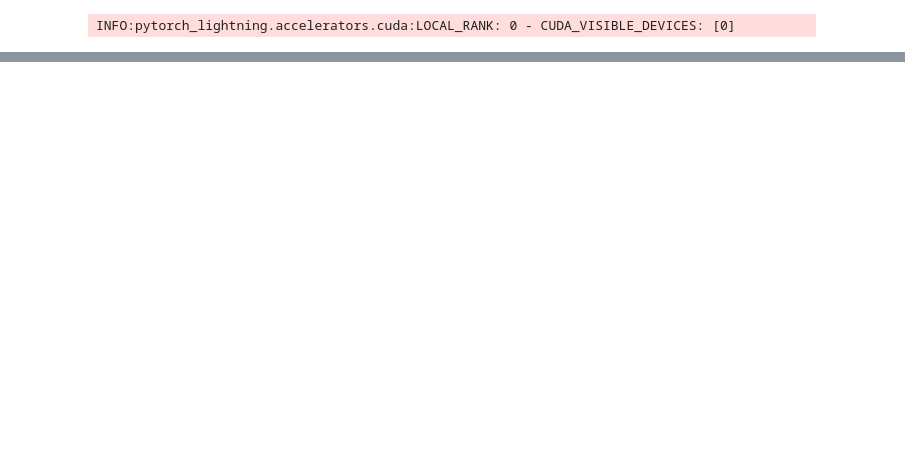
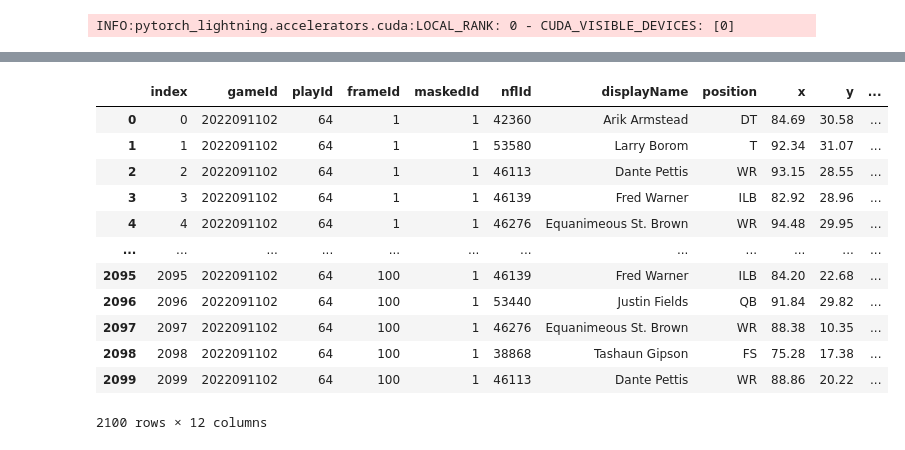
Before and after one commit to illydh/2025-nfl-bdb, a Jupyter notebook: notebooks/preliminary-notebooks/model.ipynb, the cells around one changed output, grey strips where cells are left out. Drawn from its saved outputs; the diff is of its cells as text; code cells hidden in the pictures; blank space fills up the shorter version.

```diff
--- a/notebooks/preliminary-notebooks/model.ipynb
+++ b/notebooks/preliminary-notebooks/model.ipynb
@@ -510,0 +618,29 @@ predicted_labels = df_test_ball_snap['predicted_labels'].values
+# %%
+# Show example play
+df_play = df_test[((df_test.playId == 64))]
+
+df_tracking_test = pd.read_parquet('./drive/My Drive/bdb-2025/prepped_data/split/test_features.parquet')
+df_tgt_test = pd.read_parquet('./drive/My Drive/bdb-2025/prepped_data/split/test_targets.parquet')
+
+df_example_play = df_tracking_test[((df_tracking_test.playId == 64) & (df_tracking_test.maskedId == 1))]
+df_example_tgt = df_tgt_test[((df_tgt_test.playId == 64) & (df_tgt_test.maskedId == 1))]
+
+df_example_play = df_example_play.merge(df_play[["gameId", "playId", "frameId"]], on=["gameId", "playId", "frameId"], how="left").reset_index()
+#df_example_tgt = df_example_tgt.merge(df_play[["gameId", "playId", "frameId", "pred_positions", "pred_x", "pred_y"]], on=["gameId", "playId", "frameId"], how="left").reset_index()
+df_example_play['isMasked'] = False
+df_example_play['isPredicted'] = False
+display(df_example_play)
+# %% [output]
+|  | index | gameId | playId | frameId | maskedId | nflId | displayName | position | x | y | ... |
+| 0 | 0 | 2022091102 | 64 | 1 | 1 | 42360 | Arik Armstead | DT | 84.69 | 30.58 | ... |
+| 1 | 1 | 2022091102 | 64 | 1 | 1 | 53580 | Larry Borom | T | 92.34 | 31.07 | ... |
+| 2 | 2 | 2022091102 | 64 | 1 | 1 | 46113 | Dante Pettis | WR | 93.15 | 28.55 | ... |
+| 3 | 3 | 2022091102 | 64 | 1 | 1 | 46139 | Fred Warner | ILB | 82.92 | 28.96 | ... |
+| 4 | 4 | 2022091102 | 64 | 1 | 1 | 46276 | Equanimeous St. Brown | WR | 94.48 | 29.95 | ... |
+| ... | ... | ... | ... | ... | ... | ... | ... | ... | ... | ... | ... |
+| 2095 | 2095 | 2022091102 | 64 | 100 | 1 | 46139 | Fred Warner | ILB | 84.20 | 22.68 | ... |
+| 2096 | 2096 | 2022091102 | 64 | 100 | 1 | 53440 | Justin Fields | QB | 91.84 | 29.82 | ... |
+| 2097 | 2097 | 2022091102 | 64 | 100 | 1 | 46276 | Equanimeous St. Brown | WR | 88.38 | 10.35 | ... |
+| 2098 | 2098 | 2022091102 | 64 | 100 | 1 | 38868 | Tashaun Gipson | FS | 75.28 | 17.38 | ... |
+| 2099 | 2099 | 2022091102 | 64 | 100 | 1 | 46113 | Dante Pettis | WR | 88.86 | 20.22 | ... |
+2100 rows × 12 columns
```
Also changed, not shown: parts of 38 cells of this notebook.
